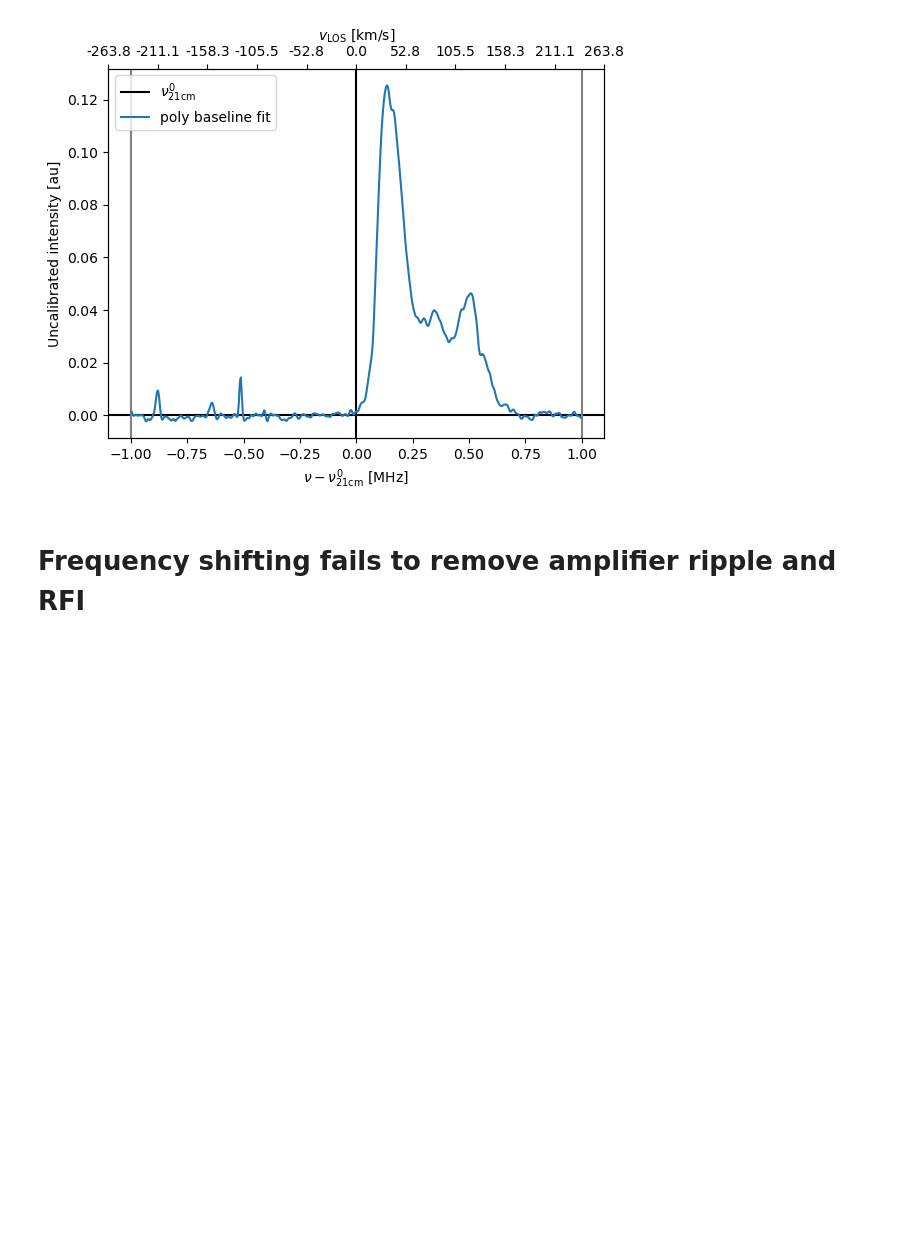
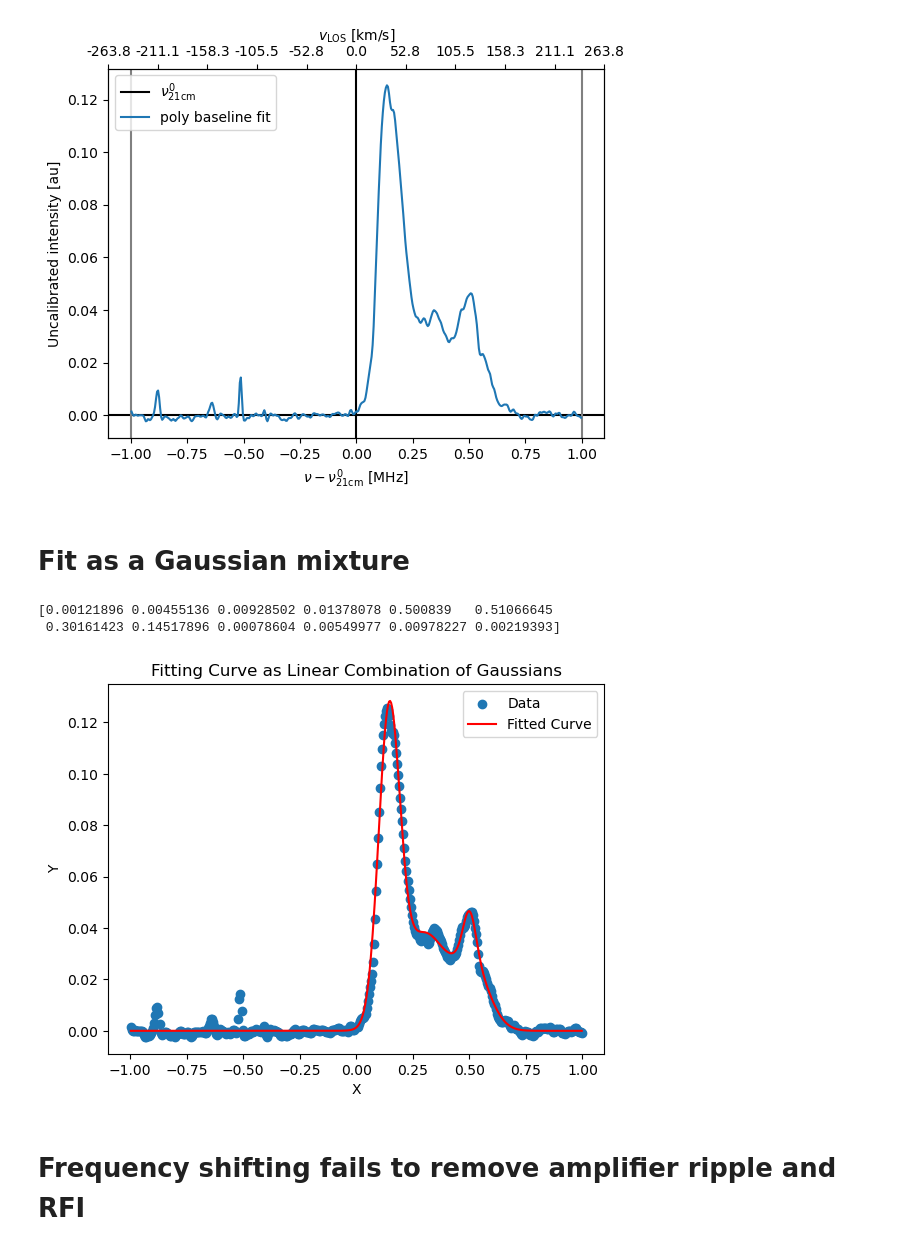
Before and after one commit to daleghent/DIY21cm, a Jupyter notebook: mw_detection_20240531.ipynb, the cells around one changed output. Cells and saved outputs as stored; diff of their text form; code cells hidden in the pictures; blank space fills up the shorter version.

Commit message:
started Gaussian fit

```diff
--- a/analyze_loop_exposures_21cm.ipynb
+++ b/mw_detection_20240531.ipynb
@@ -301,7 +301,8 @@ J = np.where( (f<0)+(f>0.7) )[0]
 # fit polynomial and subtract
 polyCoeff = np.polyfit(f[J], p[J], 4)
 polyBaseline = np.poly1d(polyCoeff)(f)
-ax.plot(f, p - polyBaseline, label=r'poly baseline fit')
+pClean = p - polyBaseline
+ax.plot(f, pClean, label=r'poly baseline fit')
 #
 # Add alternate x axis showing velocities
 ax2 = ax.twiny()
@@ -316,3 +317,5 @@ ax.set_ylabel(r'Uncalibrated intensity [au]')
 plt.show()
 # %% [output]
 [figure]
+# %% [markdown]
+# Fit as a Gaussian mixture
@@ -319,3 +324,48 @@ plt.show()
+# %%
+def gaussianMixture(x, *params):
+    '''params = [a1, ..., an, mu1, ..., mun, s21, ..., s2n]
+    '''
+    nComponents = len(params) // 3
+    result = np.zeros_like(x)
+    for i in range(nComponents):
+        a = params[i]
+        mu = params[nComponents + i]
+        s2 = params[2 * nComponents + i]
+        result += a * np.exp(-0.5 * (x-mu)**2/ s2) / np.sqrt(2*np.pi*s2)
+    return result
+# %%
+# Initial guess for parameters
+nComponents = 4
+
+initial_guess = [1.e-2 for i in range(nComponents)] # amplitudes
+initial_guess += [1.e-1 for i in range(nComponents)] # means [MHz]
+initial_guess += [1.e-2 for i in range(nComponents)] # variances [MHz^2]
+
+minList = [0. for i in range(nComponents)]
+minList += [-np.inf for i in range(nComponents)]
+minList += [0. for i in range(nComponents)]
+
+maxList = [np.inf for i in range(len(initial_guess))]
+bounds = (minList, maxList)
+
+# restrict the fit to avoid the RFI
+J = np.where(f>-0.5)[0]
+# Fit the model to the data
+params, cov = curve_fit(gaussianMixture, f[J], pClean[J], p0=initial_guess, bounds=bounds, maxfev=int(1e5))
+print(params)
+
+# Plot the results
+plt.scatter(f, pClean, label='Data')
+plt.plot(f, gaussianMixture(f, *params), color='red', label='Fitted Curve')
+plt.legend()
+plt.xlabel('X')
+plt.ylabel('Y')
+plt.title('Fitting Curve as Linear Combination of Gaussians')
+plt.show()
+# %% [output]
+[0.00121896 0.00455136 0.00928502 0.01378078 0.500839   0.51066645
+ 0.30161423 0.14517896 0.00078604 0.00549977 0.00978227 0.00219393]
+[figure, added]
 # %% [markdown]
 # Frequency shifting fails to remove amplifier ripple and RFI
 # %% [markdown]
```
Also changed, not shown: parts of 2 cells of this notebook.
